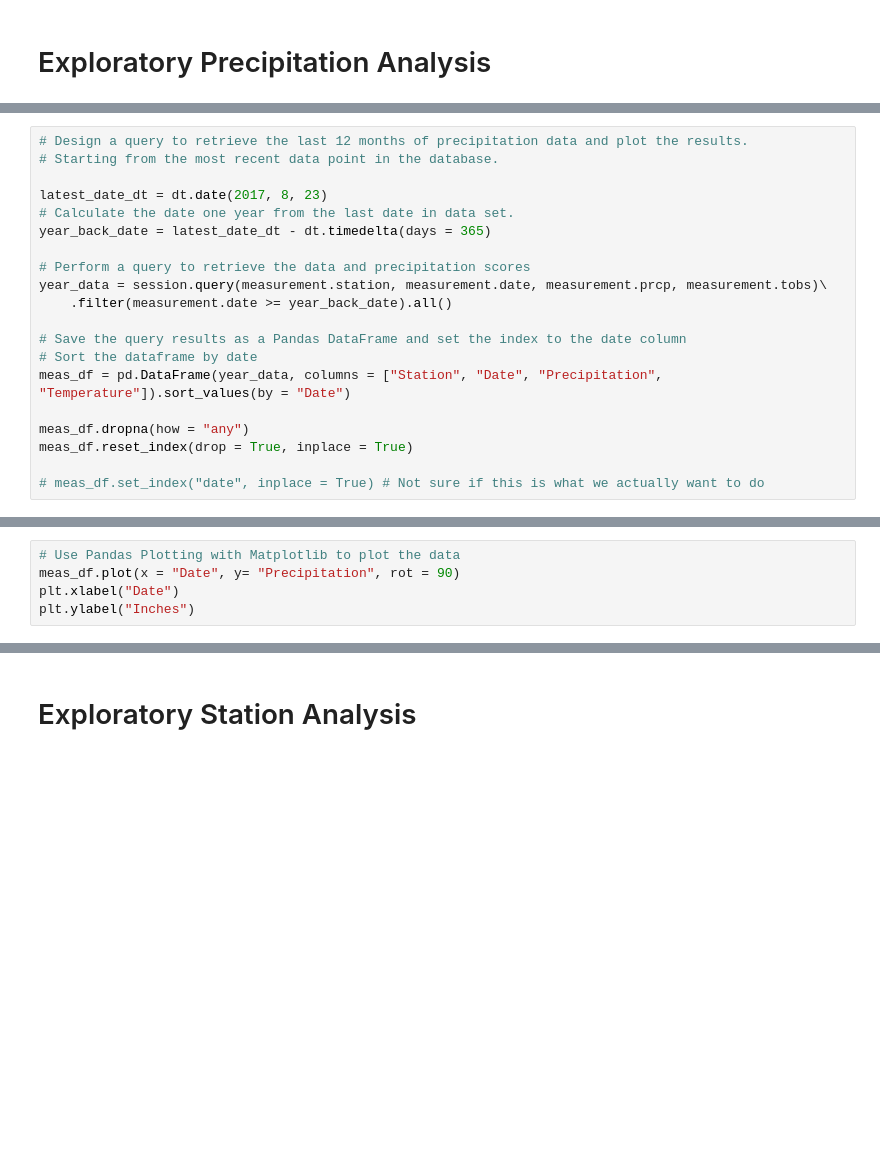
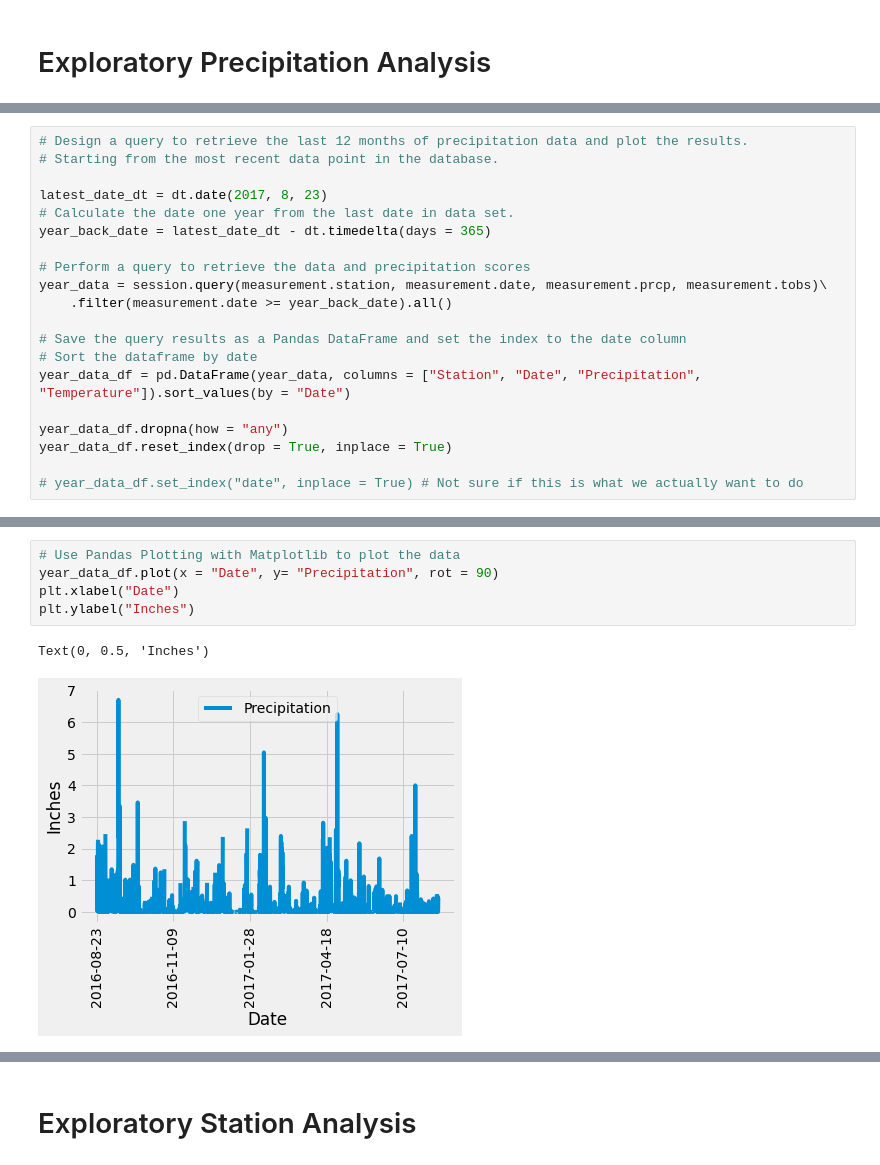
Before and after one commit to SyFlores/sqlalchemy-challenge, a Jupyter notebook: climate_starter.ipynb, the cells around one changed output, grey strips where cells are left out. Saved outputs shown, nothing was run; the diff lists cells and outputs as text; blank space fills up the shorter version.

```diff
--- a/climate_starter.ipynb
+++ b/climate_starter.ipynb
@@ -56,9 +62,9 @@ year_data = session.query(measurement.station, measurement.date, measurement.prc
 
 # Save the query results as a Pandas DataFrame and set the index to the date column
 # Sort the dataframe by date
-meas_df = pd.DataFrame(year_data, columns = ["Station", "Date", "Precipitation", "Temperature"]).sort_values(by = "Date")
+year_data_df = pd.DataFrame(year_data, columns = ["Station", "Date", "Precipitation", "Temperature"]).sort_values(by = "Date")
 
-meas_df.dropna(how = "any")
-meas_df.reset_index(drop = True, inplace = True)
+year_data_df.dropna(how = "any")
+year_data_df.reset_index(drop = True, inplace = True)
 
-# meas_df.set_index("date", inplace = True) # Not sure if this is what we actually want to do
+# year_data_df.set_index("date", inplace = True) # Not sure if this is what we actually want to do
@@ -67,7 +87,10 @@ meas_df.head(20)
 # %%
 # Use Pandas Plotting with Matplotlib to plot the data
-meas_df.plot(x = "Date", y= "Precipitation", rot = 90)
+year_data_df.plot(x = "Date", y= "Precipitation", rot = 90)
 plt.xlabel("Date")
 plt.ylabel("Inches")
+# %% [output]
+Text(0, 0.5, 'Inches')
+[figure, added]
 # %%
 # Use Pandas to calcualte the summary statistics for the precipitation data
```
Also changed, not shown: parts of 12 cells of this notebook.
